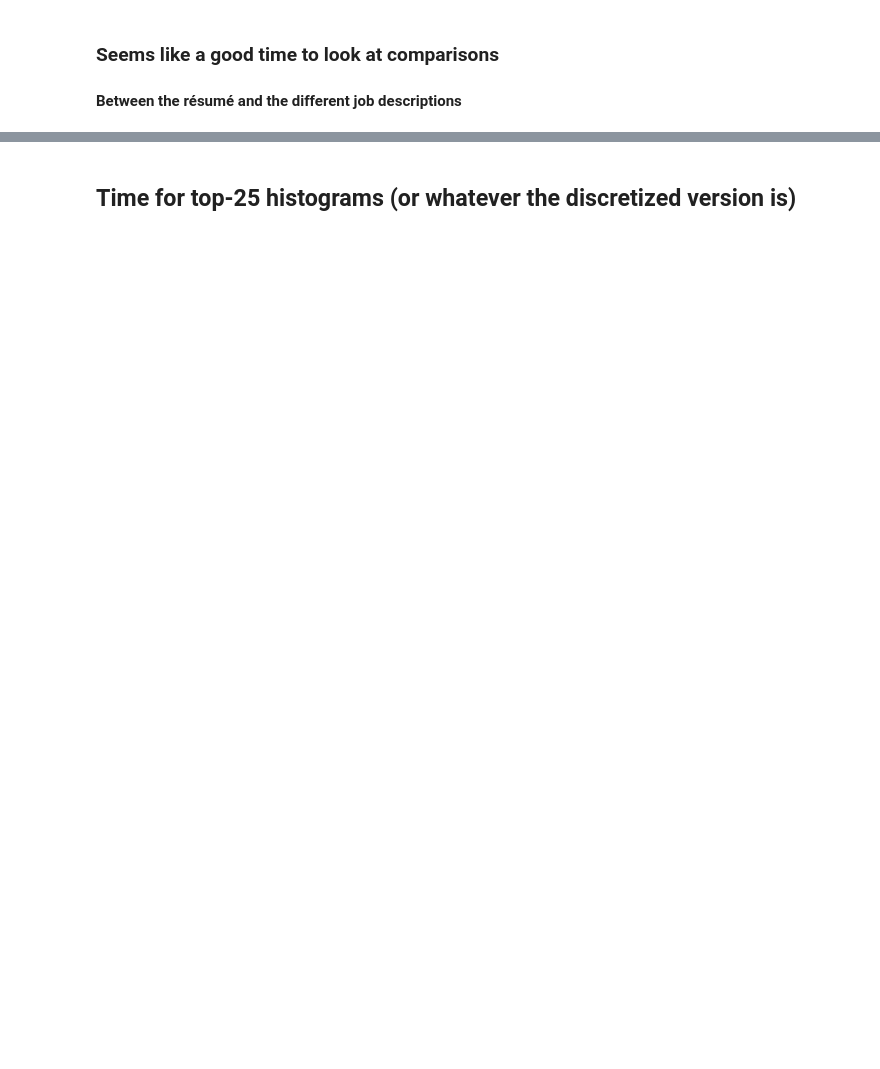
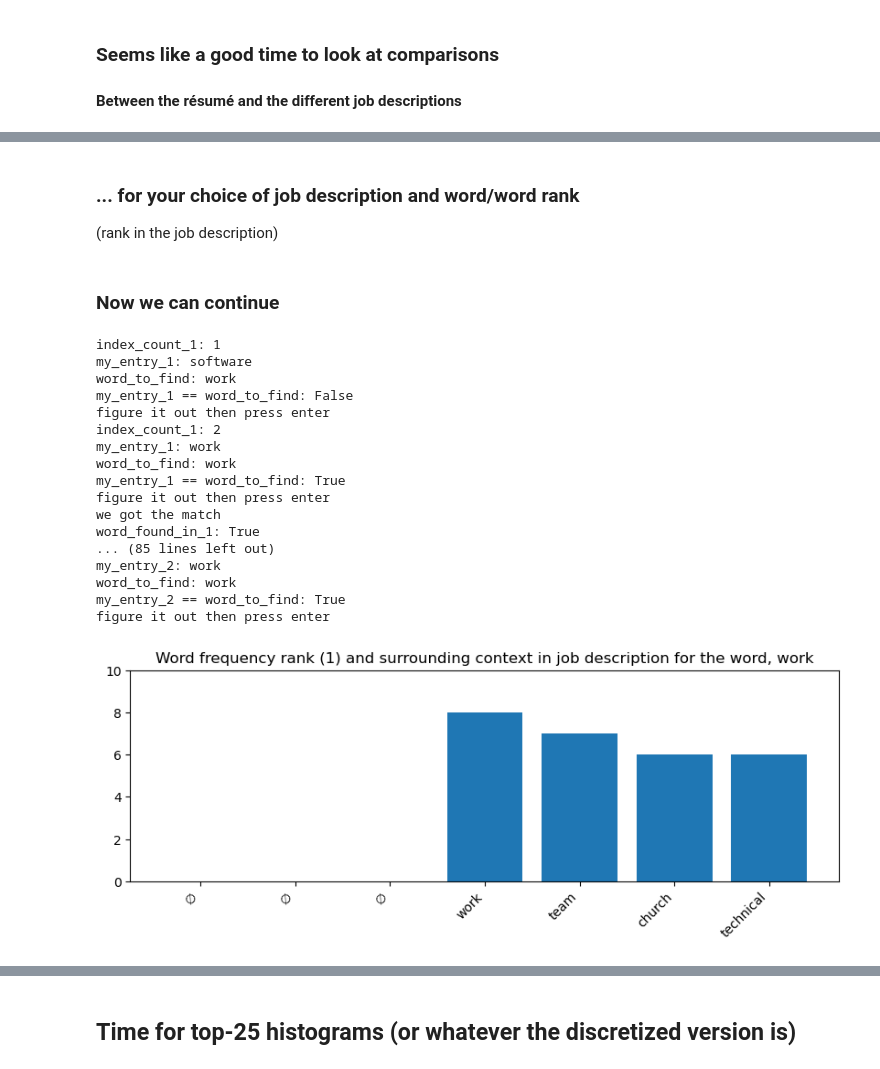
Before and after one commit to bballdave025/job-app-word-freq, a Jupyter notebook: A_02nd_NLPPresentationJobHunt_DemoWordFreq.ipynb, the cells around one changed output, grey strips where cells are left out. Drawn from its saved outputs; the diff is of its cells as text; code cells hidden in the pictures; blank space fills up the shorter version.

```diff
--- a/A_02nd_NLPPresentationJobHunt_DemoWordFreq.ipynb
+++ b/A_02nd_NLPPresentationJobHunt_DemoWordFreq.ipynb
@@ -1435,0 +1565,4 @@ desc_fname_idx_to_show = 0
+# %% [markdown]
+### ... for your choice of job description and word/word rank
+
+(rank in the job description)
@@ -1436,9 +1572,69 @@ desc_fname_idx_to_show = 0
+# %% [markdown]
+### Now we can continue
 # %%
 top_word_rank_in_desc = 1
+this_desc_idx = top_word_rank_in_desc
 
-get_freq_histo_specific(description_word_counts[desc_fname_idx_to_show],
-                        rank_index_1=top_word_rank_in_desc,
-                        n_surrounding_words=3,
-                        do_show_word_and_count_lists=False,
-                        ylim_top_val=10)
-plt.show()
+this_corresponding_word = get_description_word_at_rank(top_word_rank_in_desc)
+
+rank_desc, _ = find_word_in_both_display_lists(
+                this_corresponding_word,
+                description_word_counts[desc_fname_idx_to_show],
+                application_word_counts[0],
+                   #  we only have one table -
+                   #+ it's at any legal index;
+                   #+ let's choose 0
+                name_of_display_list_1 = f"description_word_counts[{this_desc_idx}]",
+                name_of_display_list_2 = "application_word_counts[0]"
+)
+
+fig_filename_desc = ""
+
+if rank_desc is None:
+    import matplotlib.image as mpimg
+    fig_filename_desc = "description_word_not_found.png"
+    img = mpimg.imread(fig_filename_desc)
+    imgplot = plt.imshow(img)
+##endof:  if rank_desc
+else:
+    get_freq_histo_specific(
+            description_word_counts[desc_fname_idx_to_show],
+            rank_index_1=top_word_rank_in_desc,
+            n_surrounding_words=3,
+            do_show_word_and_count_lists=False,
+            ylim_top_val=10)
+
+    fig_filename_desc = (
+            f"description_word_rank_{top_word_rank_in_desc}_"
+            f"desc_{desc_fname_idx_to_show}.png"
+    )
+
+    title_for_desc = (f"Word frequency rank ({rank_desc}) and surrounding context in "
+                      f"job description for the word, {this_corresponding_word}"
+                 )
+    plt.title(title_for_desc)
+
+    plt.savefig(fig_filename_desc,
+                bbox_inches='tight')
+
+    plt.show()
+##endof:  if/else rank_desc
+# %% [output]
+index_count_1: 1
+my_entry_1: software
+word_to_find: work
+my_entry_1 == word_to_find: False
+figure it out then press enter
+index_count_1: 2
+my_entry_1: work
+word_to_find: work
+my_entry_1 == word_to_find: True
+figure it out then press enter
+we got the match
+word_found_in_1: True
+... (85 lines left out)
+my_entry_2: work
+word_to_find: work
+my_entry_2 == word_to_find: True
+figure it out then press enter
+[figure, added]
```
Also changed, not shown: parts of 48 cells of this notebook, 8 other files.
